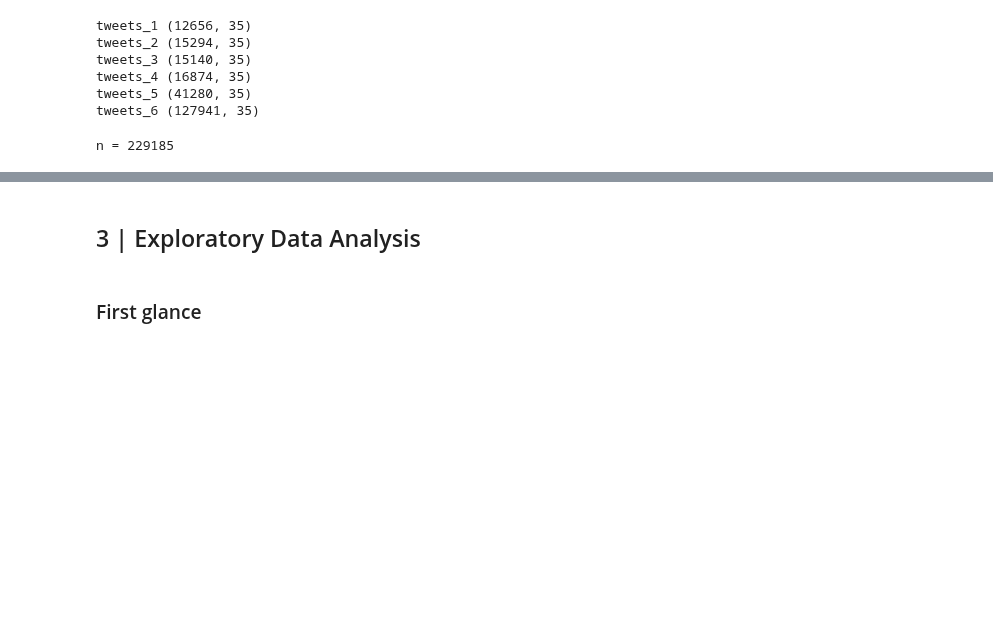
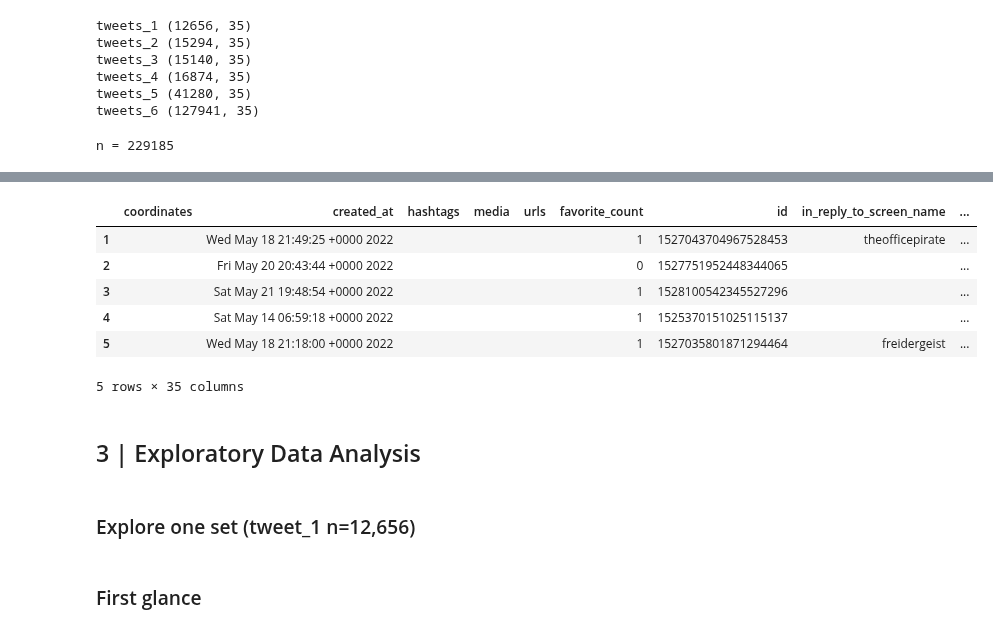
Before and after one commit to slp22/data-engineering-project, a Jupyter notebook: engineering_monkeypox_pipeline.ipynb, the cells around one changed output, grey strips where cells are left out. Saved outputs shown, nothing was run; the diff lists cells and outputs as text; code cells hidden in the pictures; blank space fills up the shorter version.

```diff
--- a/engineering_monkeypox_pipeline.ipynb
+++ b/engineering_monkeypox_pipeline.ipynb
@@ -159,2 +156,14 @@ tweets_6.columns = tweets_6.iloc[0]
+# %%
+tweets_1.head(5)
+# %% [output]
+|  | coordinates | created_at | hashtags | media | urls | favorite_count | id | in_reply_to_screen_name | ... |
+| 1 |  | Wed May 18 21:49:25 +0000 2022 |  |  |  | 1 | 1527043704967528453 | theofficepirate | ... |
+| 2 |  | Fri May 20 20:43:44 +0000 2022 |  |  |  | 0 | 1527751952448344065 |  | ... |
+| 3 |  | Sat May 21 19:48:54 +0000 2022 |  |  |  | 1 | 1528100542345527296 |  | ... |
+| 4 |  | Sat May 14 06:59:18 +0000 2022 |  |  |  | 1 | 1525370151025115137 |  | ... |
+| 5 |  | Wed May 18 21:18:00 +0000 2022 |  |  |  | 1 | 1527035801871294464 | freidergeist | ... |
+5 rows × 35 columns
 # %% [markdown]
 ## 3 | Exploratory Data Analysis
+# %% [markdown]
+### Explore one set (tweet_1 n=12,656)
```
Also changed, not shown: parts of 44 cells of this notebook.
